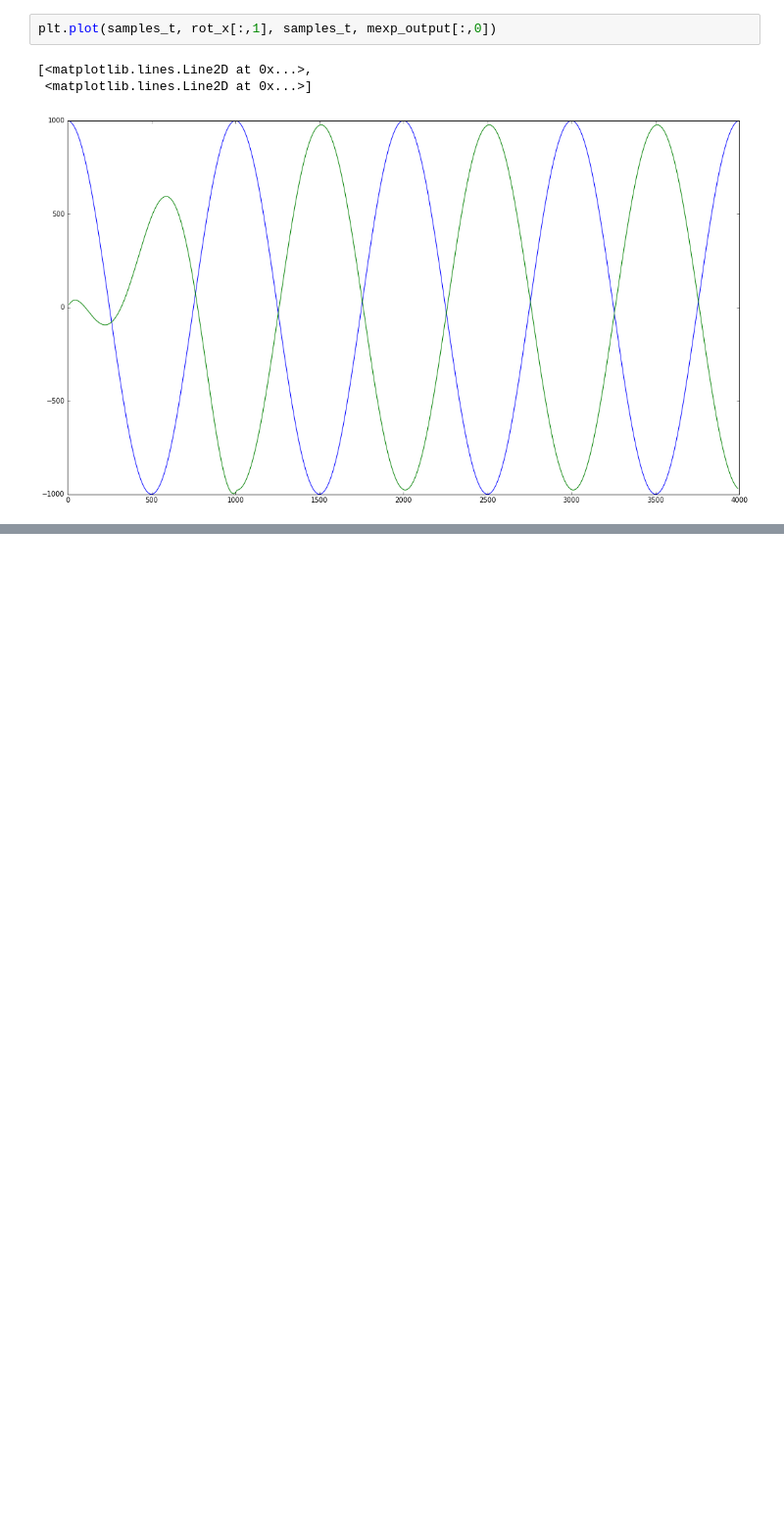
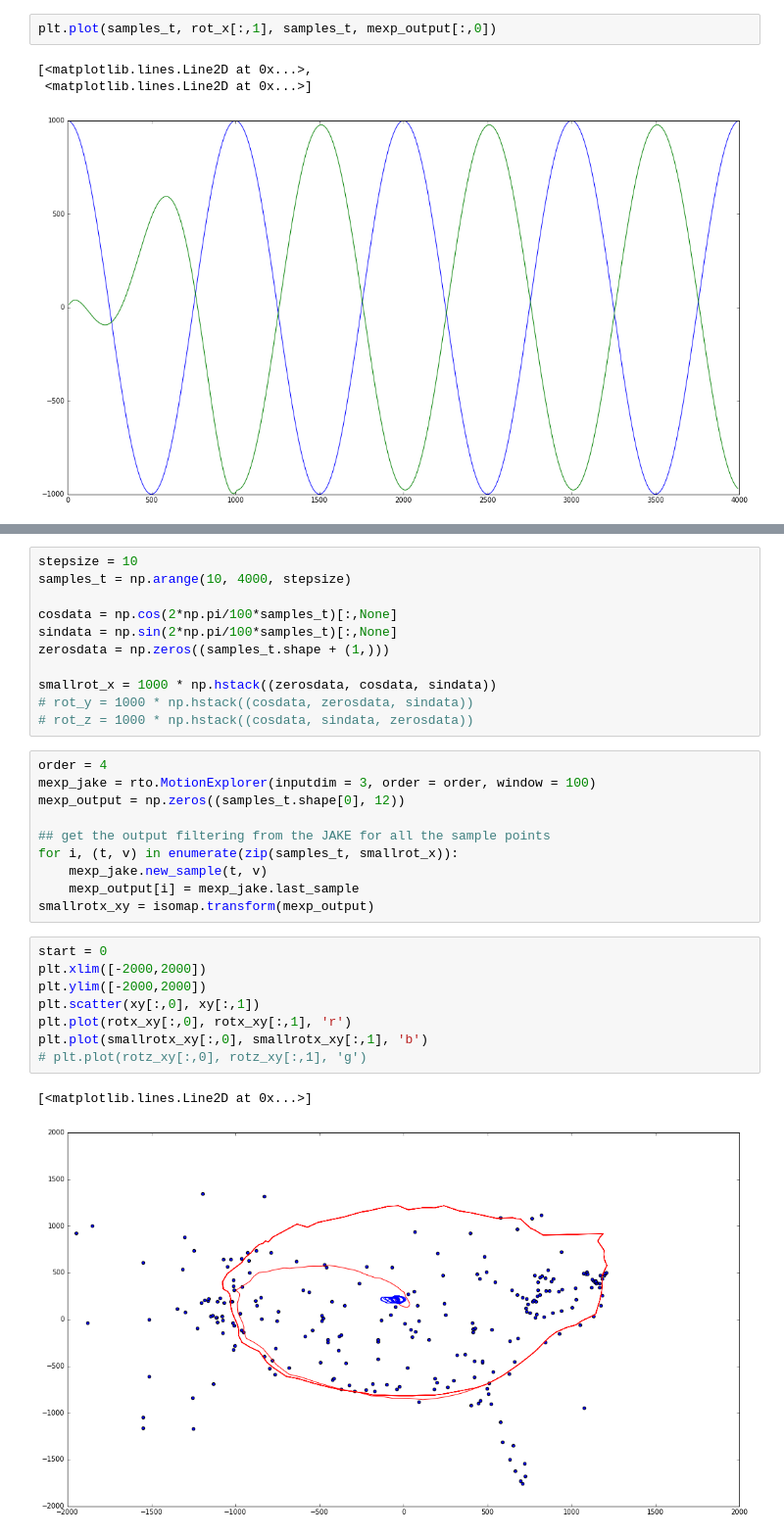
Before and after one commit to toinsson/rto, a Jupyter notebook: RTO - rewarding the original.ipynb, the cells around one changed output, grey strips where cells are left out. Shown at 98% size. Drawn from its saved outputs; the diff is of its cells as text; blank space fills up the shorter version.

```diff
--- a/RTO - rewarding the original.ipynb
+++ b/RTO - rewarding the original.ipynb
@@ -225,0 +228,32 @@ plt.plot(roty_xy[:,0], roty_xy[:,1], 'b')
+# %%
+stepsize = 10
+samples_t = np.arange(10, 4000, stepsize)
+
+cosdata = np.cos(2*np.pi/100*samples_t)[:,None]
+sindata = np.sin(2*np.pi/100*samples_t)[:,None]
+zerosdata = np.zeros((samples_t.shape + (1,)))
+
+smallrot_x = 1000 * np.hstack((zerosdata, cosdata, sindata))
+# rot_y = 1000 * np.hstack((cosdata, zerosdata, sindata))
+# rot_z = 1000 * np.hstack((cosdata, sindata, zerosdata))
+# %%
+order = 4
+mexp_jake = rto.MotionExplorer(inputdim = 3, order = order, window = 100)
+mexp_output = np.zeros((samples_t.shape[0], 12))
+
+## get the output filtering from the JAKE for all the sample points
+for i, (t, v) in enumerate(zip(samples_t, smallrot_x)):
+    mexp_jake.new_sample(t, v)
+    mexp_output[i] = mexp_jake.last_sample
+smallrotx_xy = isomap.transform(mexp_output)
+# %%
+start = 0
+plt.xlim([-2000,2000])
+plt.ylim([-2000,2000])
+plt.scatter(xy[:,0], xy[:,1])
+plt.plot(rotx_xy[:,0], rotx_xy[:,1], 'r')
+plt.plot(smallrotx_xy[:,0], smallrotx_xy[:,1], 'b')
+# plt.plot(rotz_xy[:,0], rotz_xy[:,1], 'g')
+# %% [output]
+[<matplotlib.lines.Line2D at 0x...>]
+[figure, added]
```
Also changed, not shown: parts of 3 cells of this notebook.
